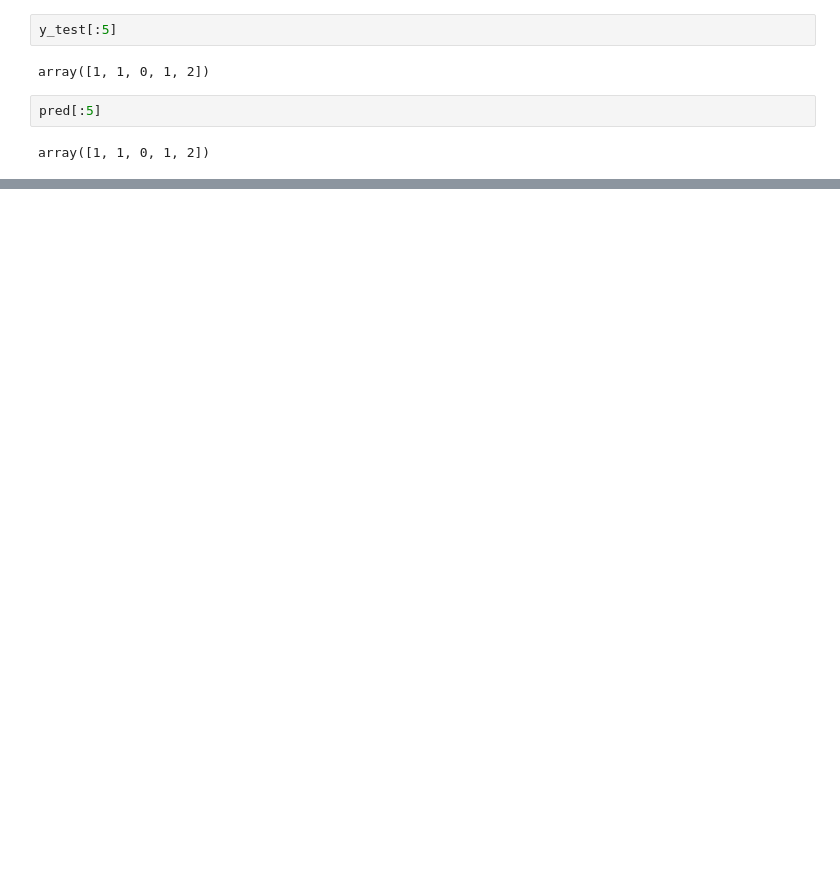
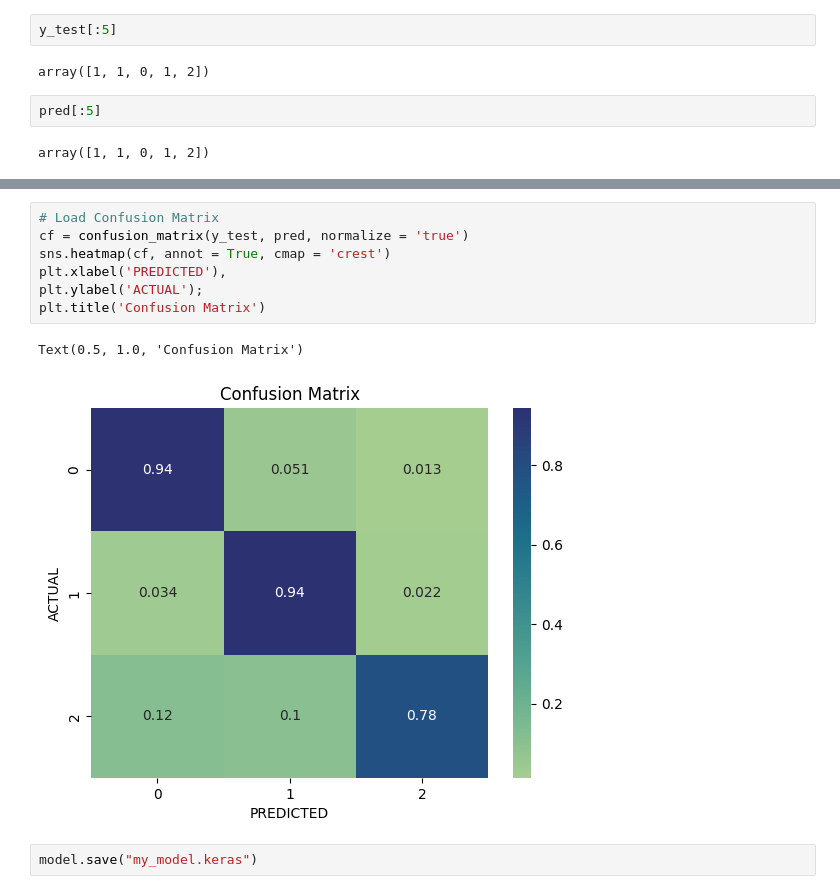
Before and after one commit to FahmidaAkterShimu/Final-Project-using-NLP, a Jupyter notebook: Hate_Speech_Detection_using_LSTM.ipynb, the cells around one changed output, grey strips where cells are left out. Saved outputs shown, nothing was run; the diff lists cells and outputs as text; blank space fills up the shorter version.

```diff
--- a/Hate_Speech_Detection_using_LSTM.ipynb
+++ b/Hate_Speech_Detection_using_LSTM.ipynb
@@ -454,0 +546,12 @@ Model Accuracy : 92.02021360397339
+# %%
+# Load Confusion Matrix
+cf = confusion_matrix(y_test, pred, normalize = 'true')
+sns.heatmap(cf, annot = True, cmap = 'crest')
+plt.xlabel('PREDICTED'),
+plt.ylabel('ACTUAL');
+plt.title('Confusion Matrix')
+# %% [output]
+Text(0.5, 1.0, 'Confusion Matrix')
+[figure, added]
+# %%
+model.save("my_model.keras")
```
Also changed, not shown: parts of 36 cells of this notebook.
